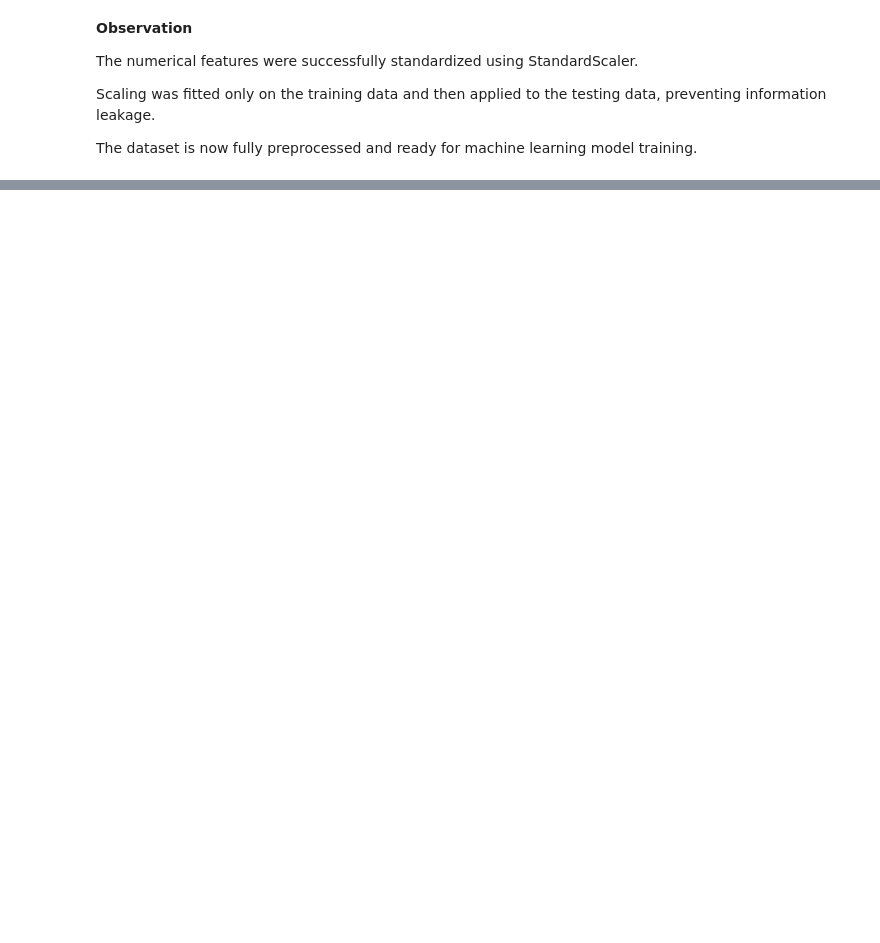
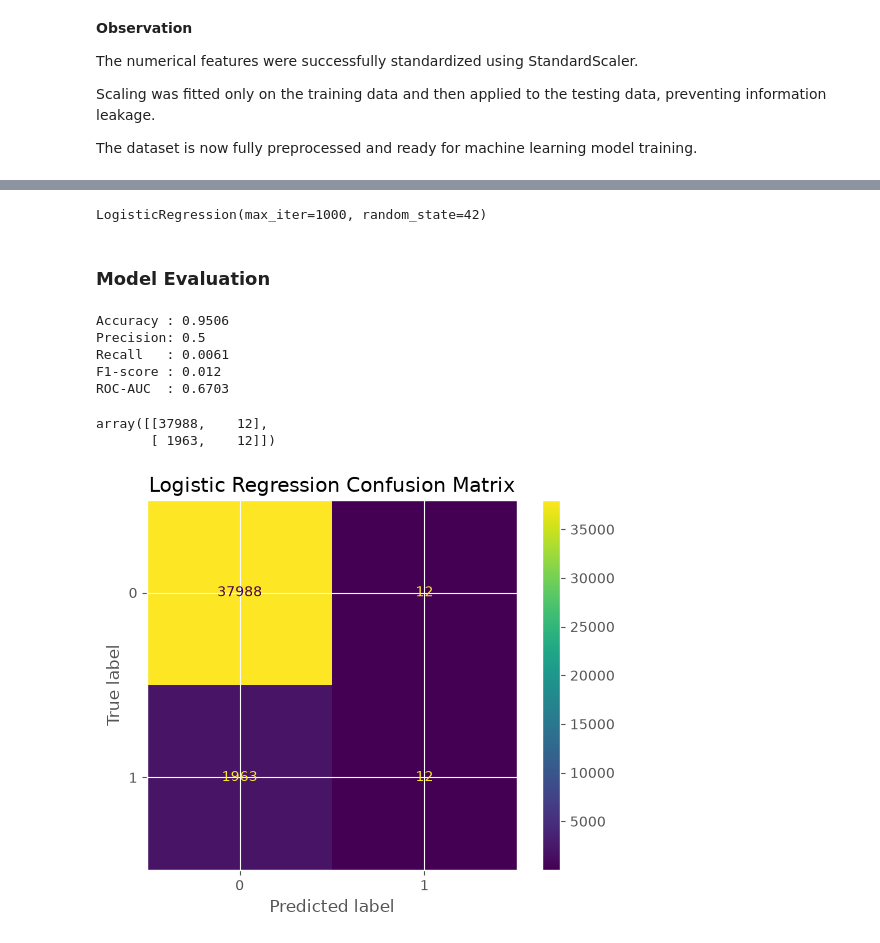
Before and after one commit to slavenageorgieva7-ui/Machine-Learning, a Jupyter notebook: Project 3(1).ipynb, the cells around one changed output, grey strips where cells are left out. Drawn from its saved outputs; the diff is of its cells as text; code cells hidden in the pictures; blank space fills up the shorter version.

```diff
--- a/Project 3(1).ipynb
+++ b/Project 3(1).ipynb
@@ -1495,0 +1511,11 @@ The dataset is now fully preprocessed and ready for machine learning model train
+# %%
+logistic_model = LogisticRegression(
+    random_state=42,
+    max_iter=1000
+)
+# %%
+logistic_model.fit(X_train, y_train)
+# %% [output]
+LogisticRegression(max_iter=1000, random_state=42)
+# %%
+y_pred_lr = logistic_model.predict(X_test)
@@ -1495,0 +1524,2 @@ The dataset is now fully preprocessed and ready for machine learning model train
+# %% [markdown]
+### Model Evaluation
@@ -1495,0 +1534,29 @@ The dataset is now fully preprocessed and ready for machine learning model train
+# %%
+print("Accuracy :", round(accuracy_score(y_test, y_pred_lr),4))
+print("Precision:", round(precision_score(y_test, y_pred_lr),4))
+print("Recall   :", round(recall_score(y_test, y_pred_lr),4))
+print("F1-score :", round(f1_score(y_test, y_pred_lr),4))
+print("ROC-AUC  :", round(roc_auc_score(y_test, y_prob_lr),4))
+# %% [output]
+Accuracy : 0.9506
+Precision: 0.5
+Recall   : 0.0061
+F1-score : 0.012
+ROC-AUC  : 0.6703
+# %%
+from sklearn.metrics import confusion_matrix
+
+cm = confusion_matrix(y_test, y_pred_lr)
+
+cm
+# %% [output]
+array([[37988,    12],
+       [ 1963,    12]])
+# %%
+from sklearn.metrics import ConfusionMatrixDisplay
+
+ConfusionMatrixDisplay(cm).plot()
+plt.title("Logistic Regression Confusion Matrix")
+plt.show()
+# %% [output]
+[figure, added]
```
Also changed, not shown: parts of 33 cells of this notebook.
